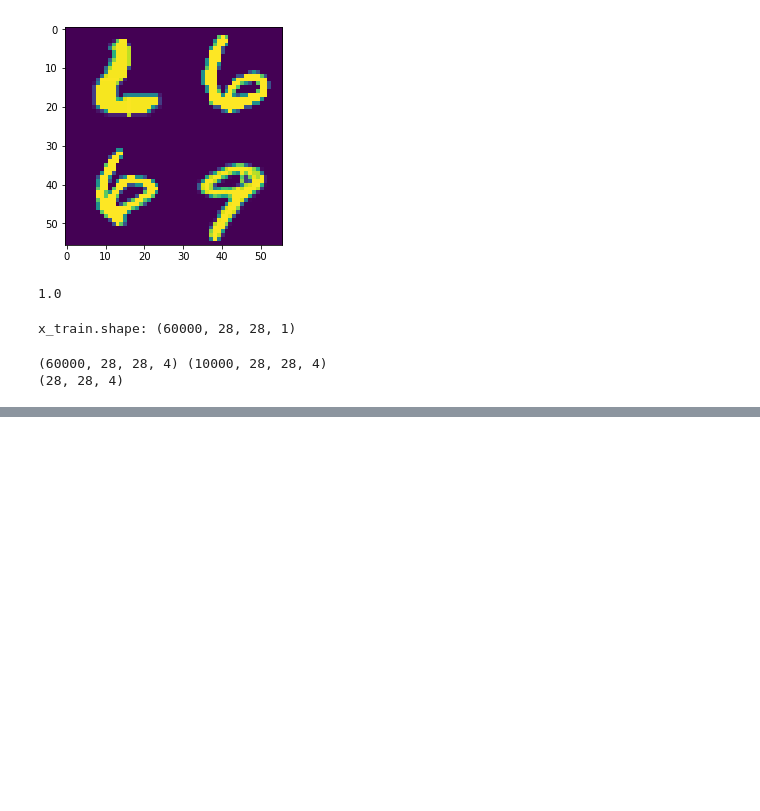
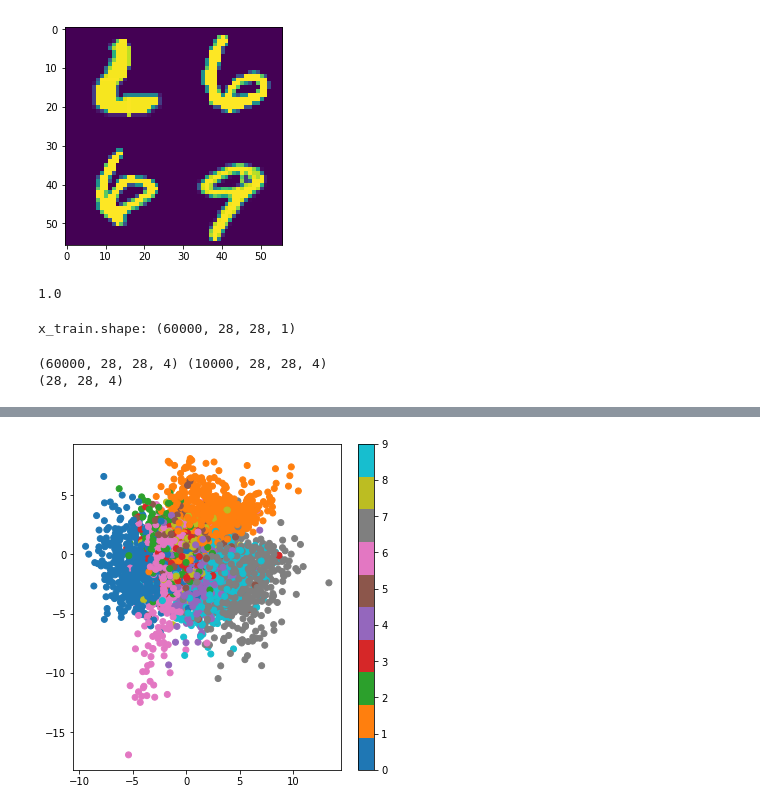
Before and after one commit to iqbal-chowdhury/VAE_Lab, a Jupyter notebook: sesame1.ipynb, the cells around one changed output, grey strips where cells are left out. Cells and saved outputs as stored; diff of their text form; code cells hidden in the pictures; blank space fills up the shorter version.

```diff
--- a/sesame1.ipynb
+++ b/sesame1.ipynb
@@ -143,7 +143,7 @@ if K.image_data_format() == 'channels_first':
 else:
     original_img_size = (img_rows, img_cols, img_chns)
     print("channel last")
-latent_dim = 2
+latent_dim = 4
 intermediate_dim = 128
 epsilon_std = 1.0
 epochs = 4
@@ -259,7 +259,7 @@ ________________________________________________________________________________
 # %%
 # build a model to project inputs on the latent space
 encoder = Model(x, z_mean)
-def plot_latent():
+def plot_latent(encoder, x_test):
     # display a 2D plot of the digit classes in the latent space
     x_test_encoded = encoder.predict(x_test, batch_size=batch_size)
     plt.figure(figsize=(6, 6))
@@ -293,3 +328,7 @@ vae.fit(x_train[:], x_train[:],
+# %%
+plot_latent(encoder, x_oot_test)
+# %% [output]
+[figure, added]
 # %%
 # build a digit generator that can sample from the learned distribution
 decoder_input = Input(shape=(latent_dim,))
```
Also changed, not shown: parts of 8 cells of this notebook.
